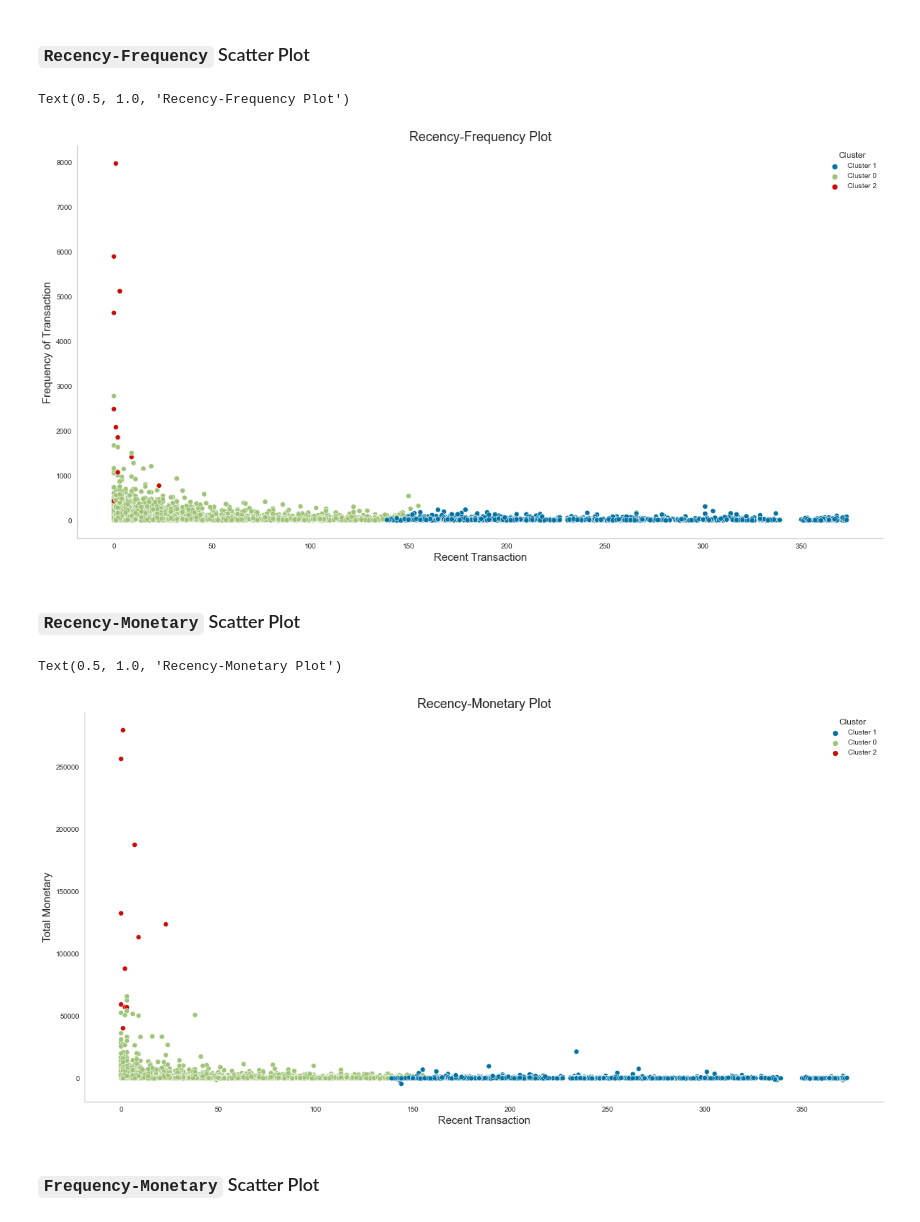
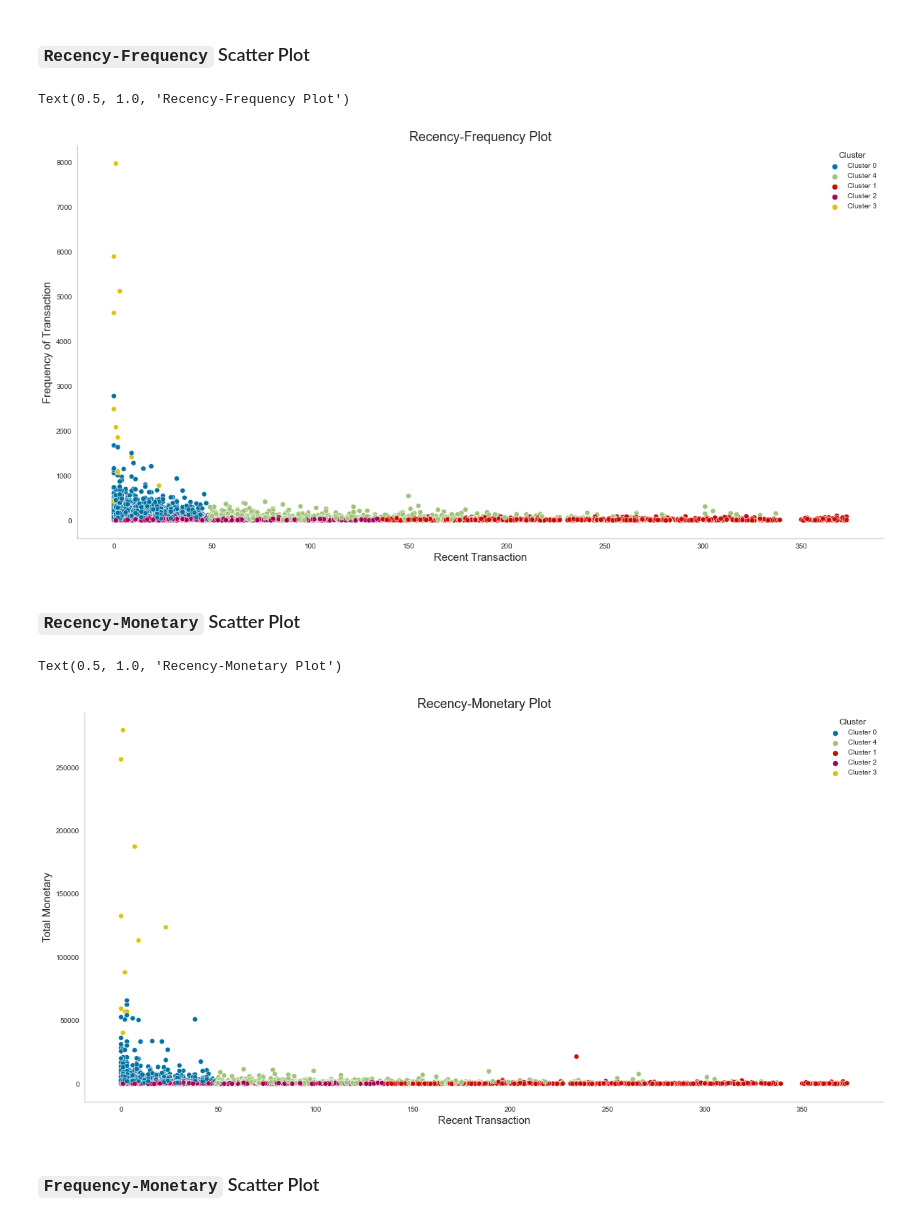
Before and after one commit to ELSady/Online-Retail-Customer-RFM-Analysis, a Jupyter notebook: Online Retail Customer RFM Analysis .ipynb, the cells around one changed output. Drawn from its saved outputs; the diff is of its cells as text; code cells hidden in the pictures.

```diff
--- a/Online Retail Customer RFM Analysis .ipynb
+++ b/Online Retail Customer RFM Analysis .ipynb
@@ -479,6 +625,6 @@ plot_model(kmeans3)
 # %% [markdown]
 ### Assigning Model to Dataset
 # %%
-RFM2 = assign_model(kmeans3)
-RFM2
+RFM_assign = assign_model(kmeans5)
+RFM_assign
 # %% [output]
@@ -584,7 +730,7 @@ plt.show()
 ### `Recency-Frequency` Scatter Plot
 # %%
 fig1=plt.figure(figsize=(20,10))
-ax1 = sns.scatterplot(x='Recency', y='Frequency', hue='Cluster', data=RFM2, color='b')
+ax1 = sns.scatterplot(x='Recency', y='Frequency', hue='Cluster', data=RFM_assign, color='b')
 ax1.set_ylabel('Frequency of Transaction',fontsize=15,fontweight='normal')
 ax1.set_xlabel('Recent Transaction',fontsize=15,fontweight='normal')
 ax1.spines['right'].set_visible(False)
@@ -592,20 +738,20 @@ ax1.spines['top'].set_visible(False)
 ax1.set_title('Recency-Frequency Plot',fontsize=18, fontweight='normal')
 # %% [output]
 Text(0.5, 1.0, 'Recency-Frequency Plot')
-[figure, old version]
+[figure, new version]
 # %% [markdown]
 ### `Recency-Monetary` Scatter Plot
 # %%
 fig2=plt.figure(figsize=(20,10))
-ax2 = sns.scatterplot(x='Recency', y='Monetary', hue='Cluster', data=RFM2, color='b')
+ax2 = sns.scatterplot(x='Recency', y='Monetary', hue='Cluster', data=RFM_assign, color='b')
 ax2.set_ylabel('Total Monetary',fontsize=15,fontweight='normal')
 ax2.set_xlabel('Recent Transaction',fontsize=15,fontweight='normal')
 ax2.spines['right'].set_visible(False)
 ax2.spines['top'].set_visible(False)
 ax2.set_title('Recency-Monetary Plot',fontsize=18, fontweight='normal')
 # %% [output]
 Text(0.5, 1.0, 'Recency-Monetary Plot')
-[figure, old version]
+[figure, new version]
 # %% [markdown]
 ### `Frequency-Monetary` Scatter Plot
 # %%
```
Also changed, not shown: parts of 35 cells of this notebook.
